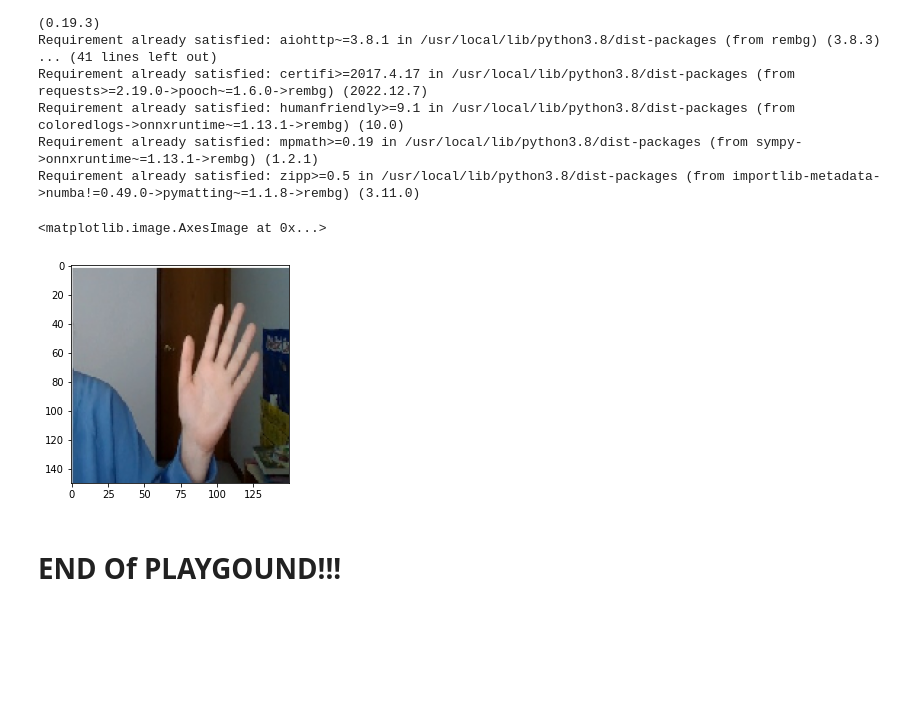
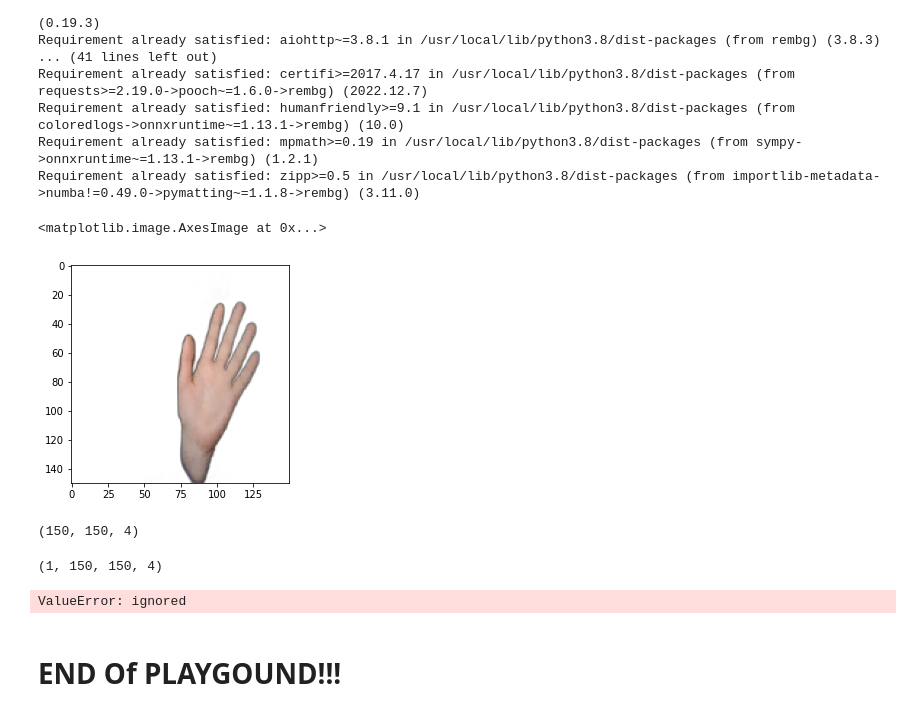
Before and after one commit to JasmineHuang25/Rock_Scissors_Paper_Game, a Jupyter notebook: Copy_of_reload_and_webapp.ipynb, the cells around one changed output. Saved outputs shown, nothing was run; the diff lists cells and outputs as text; code cells hidden in the pictures; blank space fills up the shorter version.

Commit message:
Show background removed image

```diff
--- a/Copy_of_reload_and_webapp.ipynb
+++ b/Copy_of_reload_and_webapp.ipynb
@@ -80,36 +80,43 @@ from rembg import remove
 # %%
 path = "/content/gdrive/MyDrive/Image/other_image/6.png"
 
 img = utils.load_img(path, target_size=(150, 150))
-plt.imshow(img)
+# plt.imshow(img)
 
-
-# output = remove(img)
-# plt.imshow(output)
+output = remove(img)
+plt.imshow(output)
 
 # input_arr = utils.img_to_array(output)
 # input_arr.shape
-
-# x = np.expand_dims(input_arr, axis=0)
-# x.shape
-
-# images = np.vstack([x])
-# images.shape
 
 # input_arr = x.reshape((1, 150, 150, 3))
 
 # classes = model.predict(images, batch_size=1)
 
 # for i in classes:
 #     if i[0] == 1:
 #         print("paper")
 #     elif i[1] == 1:
 #         print("Rock")
 #     else:
 #         print("Scissor")
 # %% [output]
 <matplotlib.image.AxesImage at 0x...>
-[figure, old version]
+[figure, new version]
+# %%
+input_arr = utils.img_to_array(output)
+input_arr.shape
+# %% [output]
+(150, 150, 4)
+# %%
+x = np.expand_dims(input_arr, axis=0)
+x.shape
+# %% [output]
+(1, 150, 150, 4)
+# %%
+x_transfrom = x.reshape(-1,150,150,3)
+# %% [output]
+ValueError: ignored
 # %% [markdown]
 # END Of PLAYGOUND!!!
 # %% [markdown]
```
